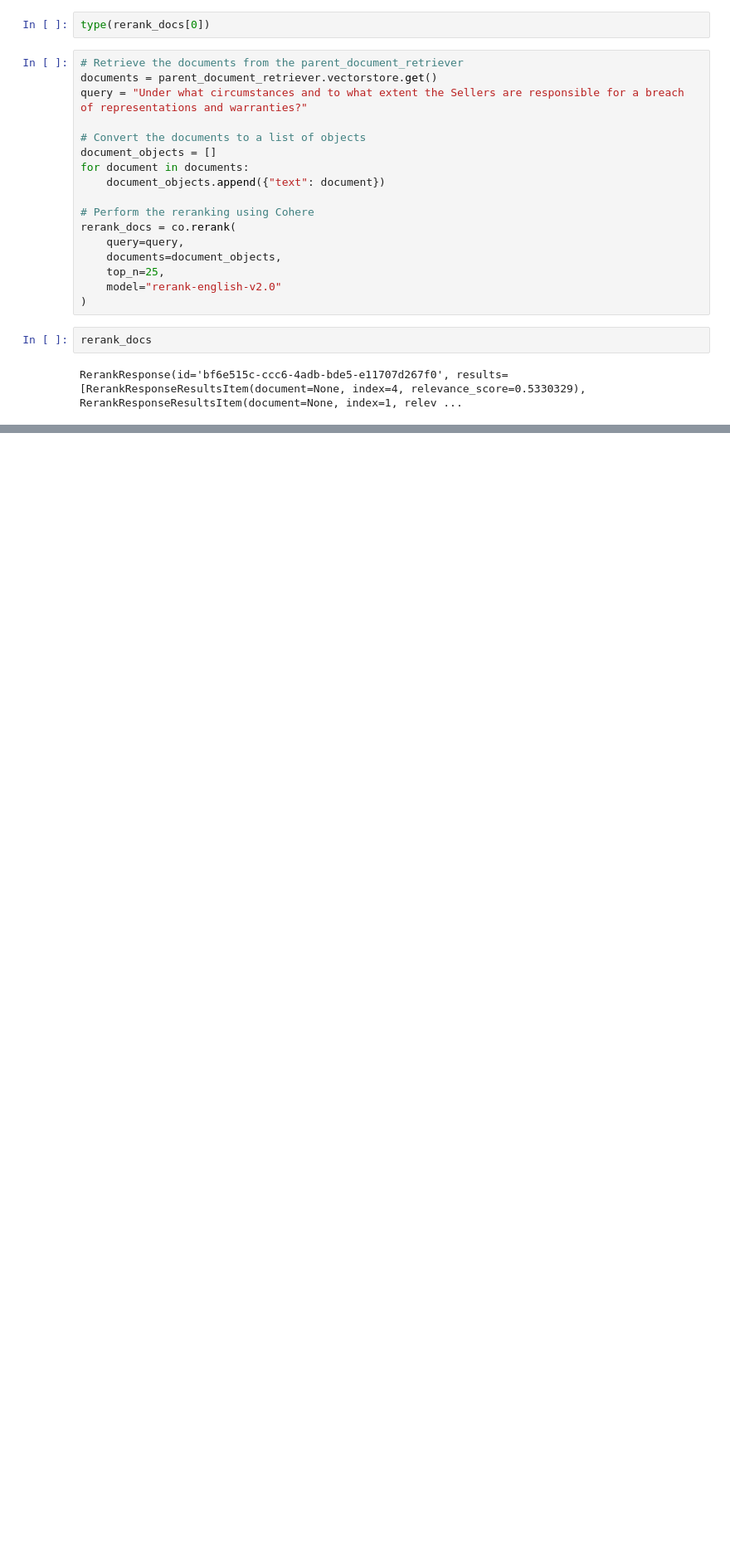
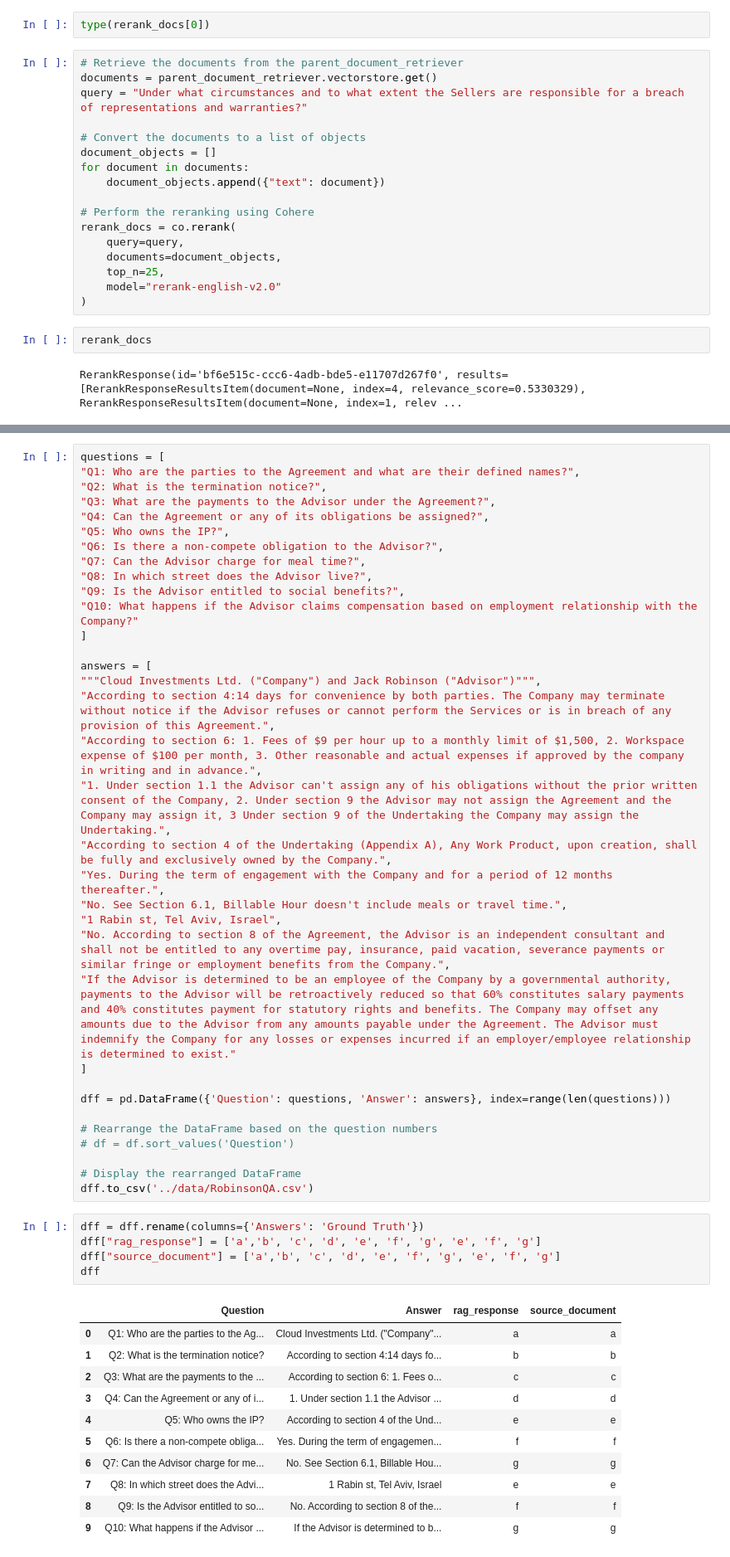
Before and after one commit to RYees/rag_contract_implementation, a Jupyter notebook: notebook/parent_doc_contract_rag.ipynb, the cells around one changed output, grey strips where cells are left out. Shown at 83% size. Drawn from its saved outputs; the diff is of its cells as text; blank space fills up the shorter version.

```diff
--- a/notebook/parent_doc_contract_rag.ipynb
+++ b/notebook/parent_doc_contract_rag.ipynb
@@ -200,0 +282,51 @@ RerankResponse(id='bf6e515c-ccc6-4adb-bde5-e11707d267f0', results=[RerankRespons
+# %%
+questions = [
+"Q1: Who are the parties to the Agreement and what are their defined names?",
+"Q2: What is the termination notice?",
+"Q3: What are the payments to the Advisor under the Agreement?",
+"Q4: Can the Agreement or any of its obligations be assigned?",
+"Q5: Who owns the IP?",
+"Q6: Is there a non-compete obligation to the Advisor?",
+"Q7: Can the Advisor charge for meal time?",
+"Q8: In which street does the Advisor live?",
+"Q9: Is the Advisor entitled to social benefits?",
+"Q10: What happens if the Advisor claims compensation based on employment relationship with the Company?"
+]
+
+answers = [
+"""Cloud Investments Ltd. ("Company") and Jack Robinson ("Advisor")""",
+"According to section 4:14 days for convenience by both parties. The Company may terminate without notice if the Advisor refuses or cannot perform the Services or is in breach of any provision of this Agreement.",
+"According to section 6: 1. Fees of $9 per hour up to a monthly limit of $1,500, 2. Workspace expense of $100 per month, 3. Other reasonable and actual expenses if approved by the company in writing and in advance.",
+"1. Under section 1.1 the Advisor can't assign any of his obligations without the prior written consent of the Company, 2. Under section 9 the Advisor may not assign the Agreement and the Company may assign it, 3 Under section 9 of the Undertaking the Company may assign the Undertaking.",
+"According to section 4 of the Undertaking (Appendix A), Any Work Product, upon creation, shall be fully and exclusively owned by the Company.",
+"Yes. During the term of engagement with the Company and for a period of 12 months thereafter.",
+"No. See Section 6.1, Billable Hour doesn't include meals or travel time.",
+"1 Rabin st, Tel Aviv, Israel",
+"No. According to section 8 of the Agreement, the Advisor is an independent consultant and shall not be entitled to any overtime pay, insurance, paid vacation, severance payments or similar fringe or employment benefits from the Company.",
+"If the Advisor is determined to be an employee of the Company by a governmental authority, payments to the Advisor will be retroactively reduced so that 60% constitutes salary payments and 40% constitutes payment for statutory rights and benefits. The Company may offset any amounts due to the Advisor from any amounts payable under the Agreement. The Advisor must indemnify the Company for any losses or expenses incurred if an employer/employee relationship is determined to exist."
+]
+
+dff = pd.DataFrame({'Question': questions, 'Answer': answers}, index=range(len(questions)))
+
+# Rearrange the DataFrame based on the question numbers
+# df = df.sort_values('Question')
+
+# Display the rearranged DataFrame
+dff.to_csv('../data/RobinsonQA.csv')
+# %%
+dff = dff.rename(columns={'Answers': 'Ground Truth'})
+dff["rag_response"] = ['a','b', 'c', 'd', 'e', 'f', 'g', 'e', 'f', 'g']
+dff["source_document"] = ['a','b', 'c', 'd', 'e', 'f', 'g', 'e', 'f', 'g']
+dff
+# %% [output]
+|  | Question | Answer | rag_response | source_document |
+| 0 | Q1: Who are the parties to the Ag... | Cloud Investments Ltd. ("Company"... | a | a |
+| 1 | Q2: What is the termination notice? | According to section 4:14 days fo... | b | b |
+| 2 | Q3: What are the payments to the ... | According to section 6: 1. Fees o... | c | c |
+| 3 | Q4: Can the Agreement or any of i... | 1. Under section 1.1 the Advisor ... | d | d |
+| 4 | Q5: Who owns the IP? | According to section 4 of the Und... | e | e |
+| 5 | Q6: Is there a non-compete obliga... | Yes. During the term of engagemen... | f | f |
+| 6 | Q7: Can the Advisor charge for me... | No. See Section 6.1, Billable Hou... | g | g |
+| 7 | Q8: In which street does the Advi... | 1 Rabin st, Tel Aviv, Israel | e | e |
+| 8 | Q9: Is the Advisor entitled to so... | No. According to section 8 of the... | f | f |
+| 9 | Q10: What happens if the Advisor ... | If the Advisor is determined to b... | g | g |
```
Also changed, not shown: parts of 22 cells of this notebook, 3 other files.
